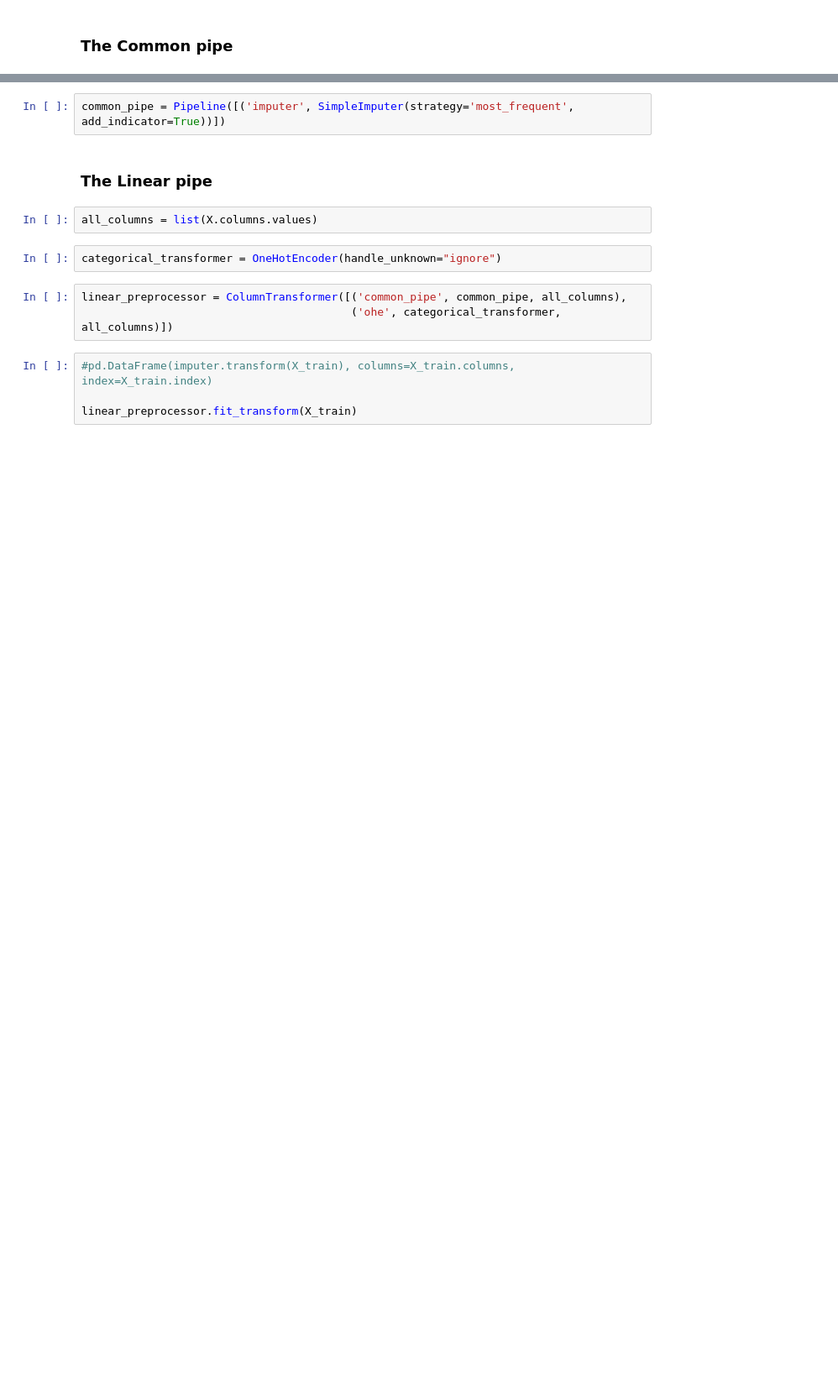
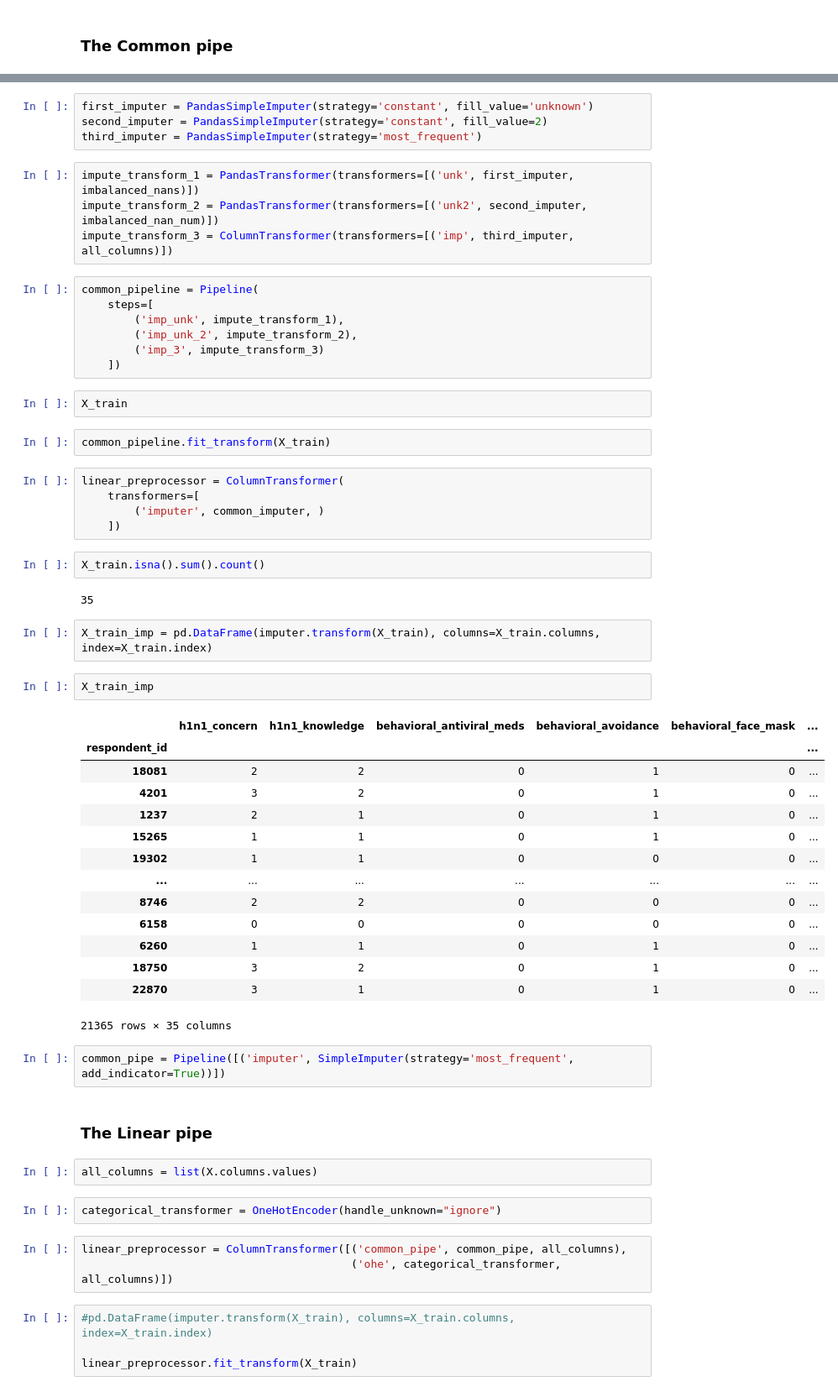
Before and after one commit to jeffbeech/Flu-Shot-Learning, a Jupyter notebook: matt notebook.ipynb, the cells around one changed output, grey strips where cells are left out. Shown: that part at 84% size. Drawn from its saved outputs; the diff is of its cells as text; blank space fills up the shorter version.

```diff
--- a/matt notebook.ipynb
+++ b/matt notebook.ipynb
@@ -256,3 +423,50 @@ Linear preprocessor:
+# %%
+first_imputer = PandasSimpleImputer(strategy='constant', fill_value='unknown')
+second_imputer = PandasSimpleImputer(strategy='constant', fill_value=2)
+third_imputer = PandasSimpleImputer(strategy='most_frequent')
+# %%
+impute_transform_1 = PandasTransformer(transformers=[('unk', first_imputer, imbalanced_nans)])
+impute_transform_2 = PandasTransformer(transformers=[('unk2', second_imputer, imbalanced_nan_num)])
+impute_transform_3 = ColumnTransformer(transformers=[('imp', third_imputer, all_columns)])
+# %%
+common_pipeline = Pipeline(
+    steps=[
+        ('imp_unk', impute_transform_1),
+        ('imp_unk_2', impute_transform_2),
+        ('imp_3', impute_transform_3)
+    ])
+# %%
+X_train
+# %%
+common_pipeline.fit_transform(X_train)
+# %%
+linear_preprocessor = ColumnTransformer(
+    transformers=[
+        ('imputer', common_imputer, )
+    ])
+# %%
+X_train.isna().sum().count()
+# %% [output]
+35
+# %%
+X_train_imp = pd.DataFrame(imputer.transform(X_train), columns=X_train.columns, index=X_train.index)
+# %%
+X_train_imp
+# %% [output]
+|  | h1n1_concern | h1n1_knowledge | behavioral_antiviral_meds | behavioral_avoidance | behavioral_face_mask | ... |
+| respondent_id |  |  |  |  |  | ... |
+| 18081 | 2 | 2 | 0 | 1 | 0 | ... |
+| 4201 | 3 | 2 | 0 | 1 | 0 | ... |
+| 1237 | 2 | 1 | 0 | 1 | 0 | ... |
+| 15265 | 1 | 1 | 0 | 1 | 0 | ... |
+| 19302 | 1 | 1 | 0 | 0 | 0 | ... |
+| ... | ... | ... | ... | ... | ... | ... |
+| 8746 | 2 | 2 | 0 | 0 | 0 | ... |
+| 6158 | 0 | 0 | 0 | 0 | 0 | ... |
+| 6260 | 1 | 1 | 0 | 1 | 0 | ... |
+| 18750 | 3 | 2 | 0 | 1 | 0 | ... |
+| 22870 | 3 | 1 | 0 | 1 | 0 | ... |
+21365 rows × 35 columns
 # %%
 common_pipe = Pipeline([('imputer', SimpleImputer(strategy='most_frequent', add_indicator=True))])
 # %% [markdown]
```
Also changed, not shown: parts of 28 cells of this notebook, 1 other file.
